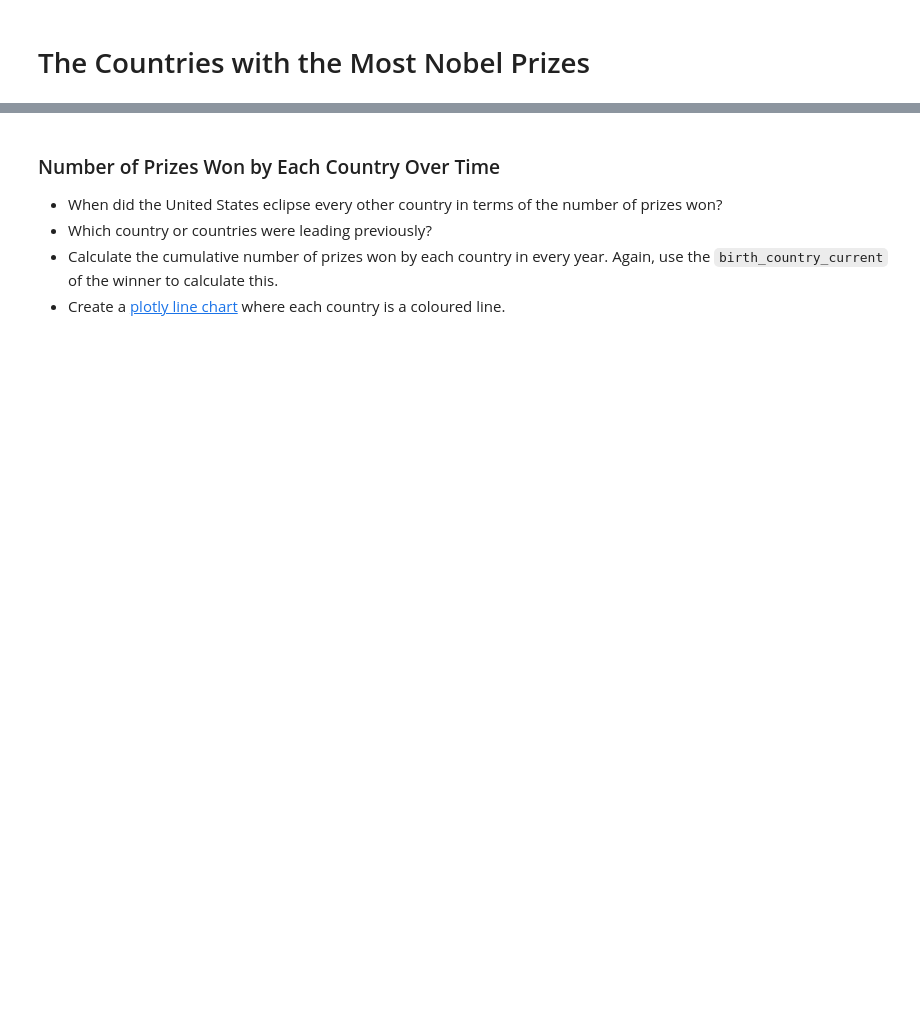
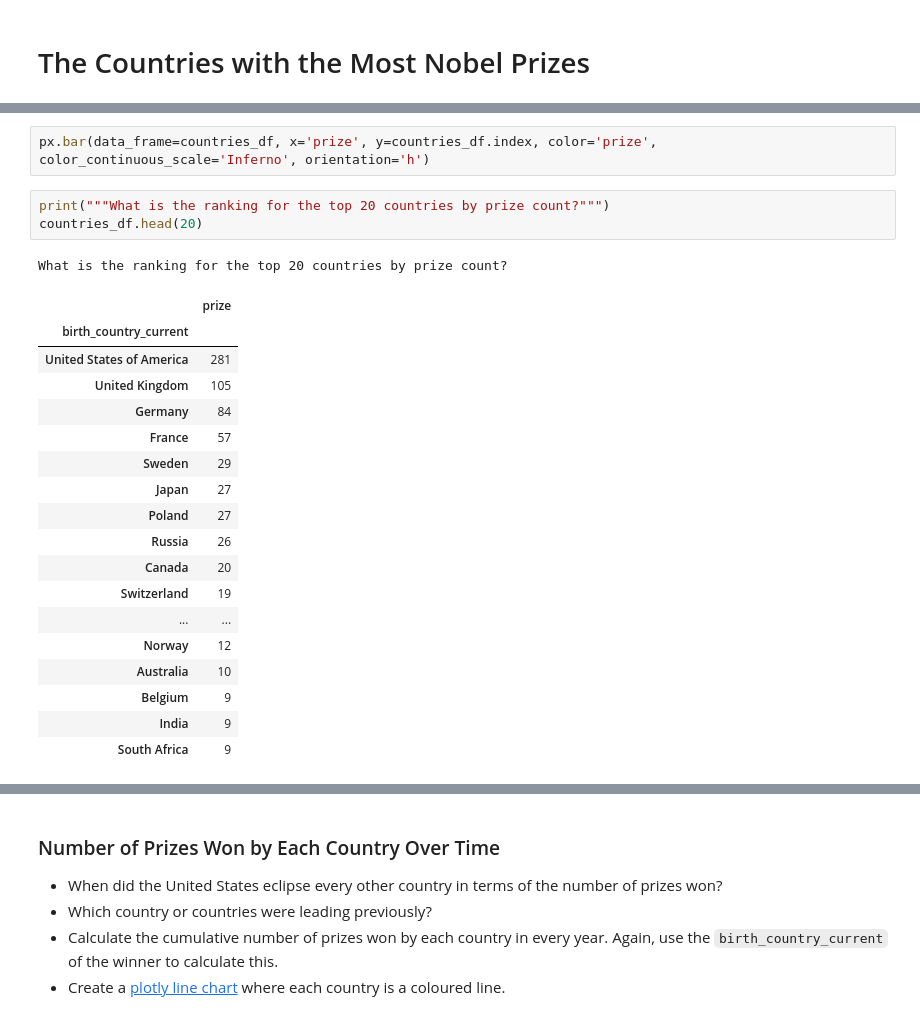
Before and after one commit to J-Bills/day_79, a Jupyter notebook: Nobel+Prize+Analysis+Start/Nobel_Prize_Analysis_(start).ipynb, the cells around one changed output, grey strips where cells are left out. Cells and saved outputs as stored; diff of their text form; blank space fills up the shorter version.

```diff
--- a/Nobel+Prize+Analysis+Start/Nobel_Prize_Analysis_(start).ipynb
+++ b/Nobel+Prize+Analysis+Start/Nobel_Prize_Analysis_(start).ipynb
@@ -457,3 +558,28 @@ df_data
+# %%
+px.bar(data_frame=countries_df, x='prize', y=countries_df.index, color='prize', color_continuous_scale='Inferno', orientation='h')
+# %%
+print("""What is the ranking for the top 20 countries by prize count?""")
+countries_df.head(20)
+# %% [output]
+What is the ranking for the top 20 countries by prize count?
+|  | prize |
+| birth_country_current |  |
+| United States of America | 281 |
+| United Kingdom | 105 |
+| Germany | 84 |
+| France | 57 |
+| Sweden | 29 |
+| Japan | 27 |
+| Poland | 27 |
+| Russia | 26 |
+| Canada | 20 |
+| Switzerland | 19 |
+| ... | ... |
+| Norway | 12 |
+| Australia | 10 |
+| Belgium | 9 |
+| India | 9 |
+| South Africa | 9 |
 # %% [markdown]
 # Use a Choropleth Map to Show the Number of Prizes Won by Country
 
```
Also changed, not shown: parts of 10 cells of this notebook.
